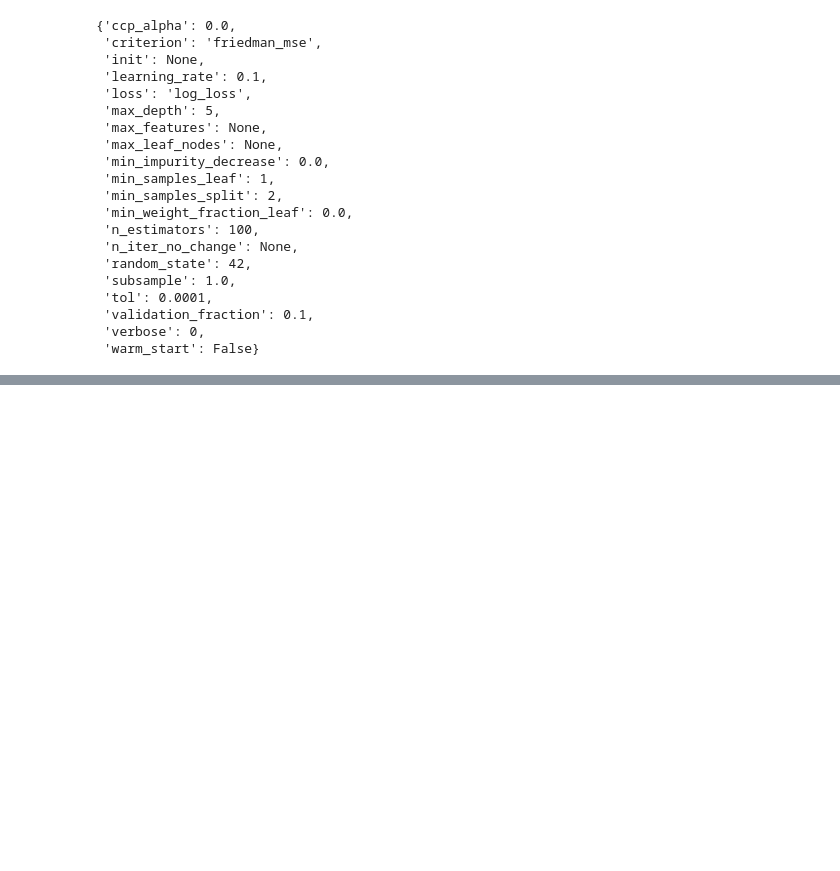
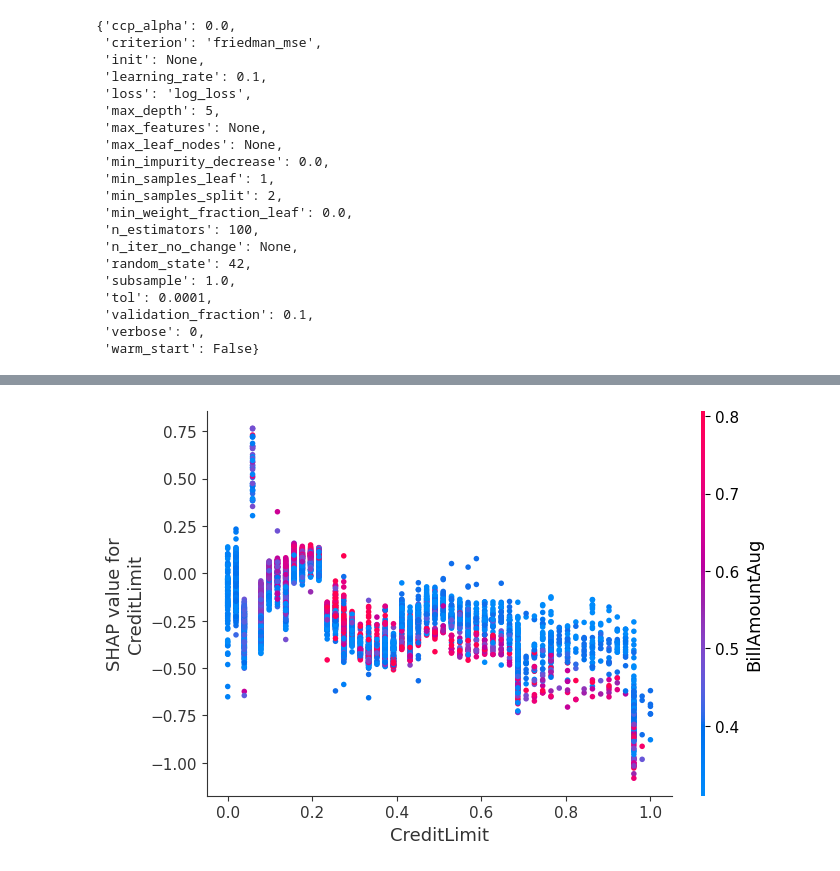
Before and after one commit to marioUnir/TFM, a Jupyter notebook: notebooks/4-Scale & One-Hot & SMOTE & Train_Cris.ipynb, the cells around one changed output, grey strips where cells are left out. Cells and saved outputs as stored; diff of their text form; code cells hidden in the pictures; blank space fills up the shorter version.

```diff
--- a/notebooks/4-Scale & One-Hot & SMOTE & Train_Cris.ipynb
+++ b/notebooks/4-Scale & One-Hot & SMOTE & Train_Cris.ipynb
@@ -840,0 +908,11 @@ boosting_model.get_params()
+# %%
+# Gráfico de dispersión para un ejemplo específico
+shap.initjs()  # Para inicializar visualizaciones interactivas
+
+# Seleccionamos un ejemplo (puedes cambiar el índice)
+example_index = 0
+shap.force_plot(explainer.expected_value, shap_values[example_index], X_val[example_index])
+
+# Gráfico de dependencia para una característica
+shap.dependence_plot("CreditLimit", shap_values, pd.DataFrame(X_val,columns=X.columns))  # Ajusta el nombre de la característica
+# %% [output]
@@ -840,0 +920 @@ boosting_model.get_params()
+[figure, added]
```
Also changed, not shown: parts of 8 cells of this notebook.
